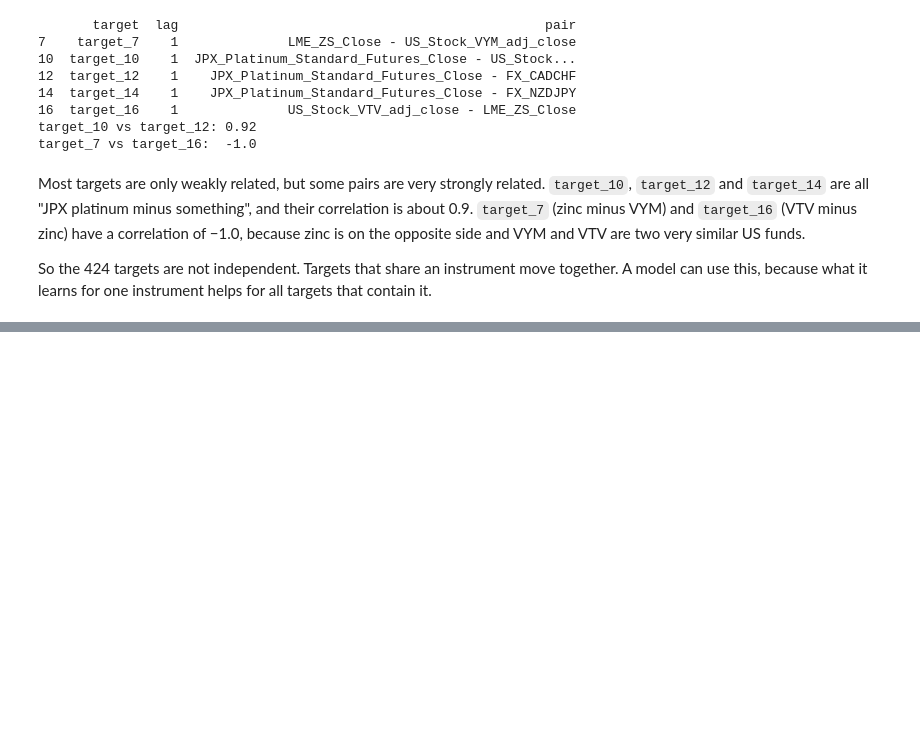
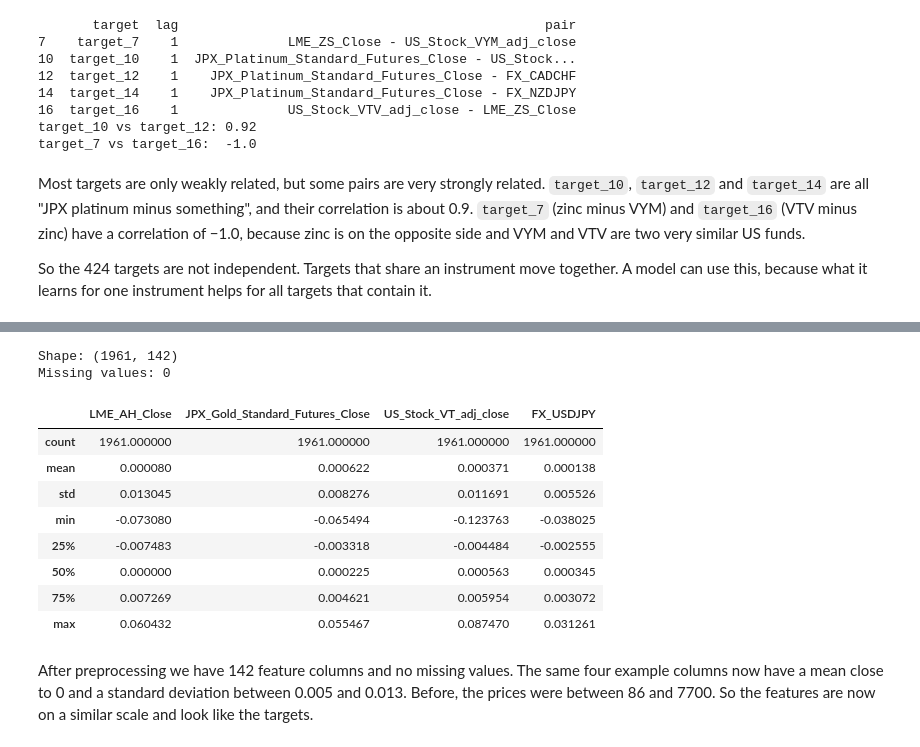
Before and after one commit to ceng313-2026/GROUP57_CENG313, a Jupyter notebook: assignment1_eda_baseline.ipynb, the cells around one changed output, grey strips where cells are left out. Drawn from its saved outputs; the diff is of its cells as text; code cells hidden in the pictures; blank space fills up the shorter version.

Commit message:
Add preprocessing section

```diff
--- a/assignment1_eda_baseline.ipynb
+++ b/assignment1_eda_baseline.ipynb
@@ -329,0 +353,27 @@ for all targets that contain it.
+# %%
+from src.data import preprocess
+
+features = preprocess(train)
+
+print("Shape:", features.shape)
+print("Missing values:", features.isna().sum().sum())
+# %% [output]
+Shape: (1961, 142)
+Missing values: 0
+# %%
+features[example_cols].describe()
+# %% [output]
+|  | LME_AH_Close | JPX_Gold_Standard_Futures_Close | US_Stock_VT_adj_close | FX_USDJPY |
+| count | 1961.000000 | 1961.000000 | 1961.000000 | 1961.000000 |
+| mean | 0.000080 | 0.000622 | 0.000371 | 0.000138 |
+| std | 0.013045 | 0.008276 | 0.011691 | 0.005526 |
+| min | -0.073080 | -0.065494 | -0.123763 | -0.038025 |
+| 25% | -0.007483 | -0.003318 | -0.004484 | -0.002555 |
+| 50% | 0.000000 | 0.000225 | 0.000563 | 0.000345 |
+| 75% | 0.007269 | 0.004621 | 0.005954 | 0.003072 |
+| max | 0.060432 | 0.055467 | 0.087470 | 0.031261 |
+# %% [markdown]
+After preprocessing we have 142 feature columns and no missing values. The same four
+example columns now have a mean close to 0 and a standard deviation between 0.005 and
+0.013. Before, the prices were between 86 and 7700. So the features are now on a
+similar scale and look like the targets.
```
Also changed, not shown: parts of 1 cell of this notebook.
